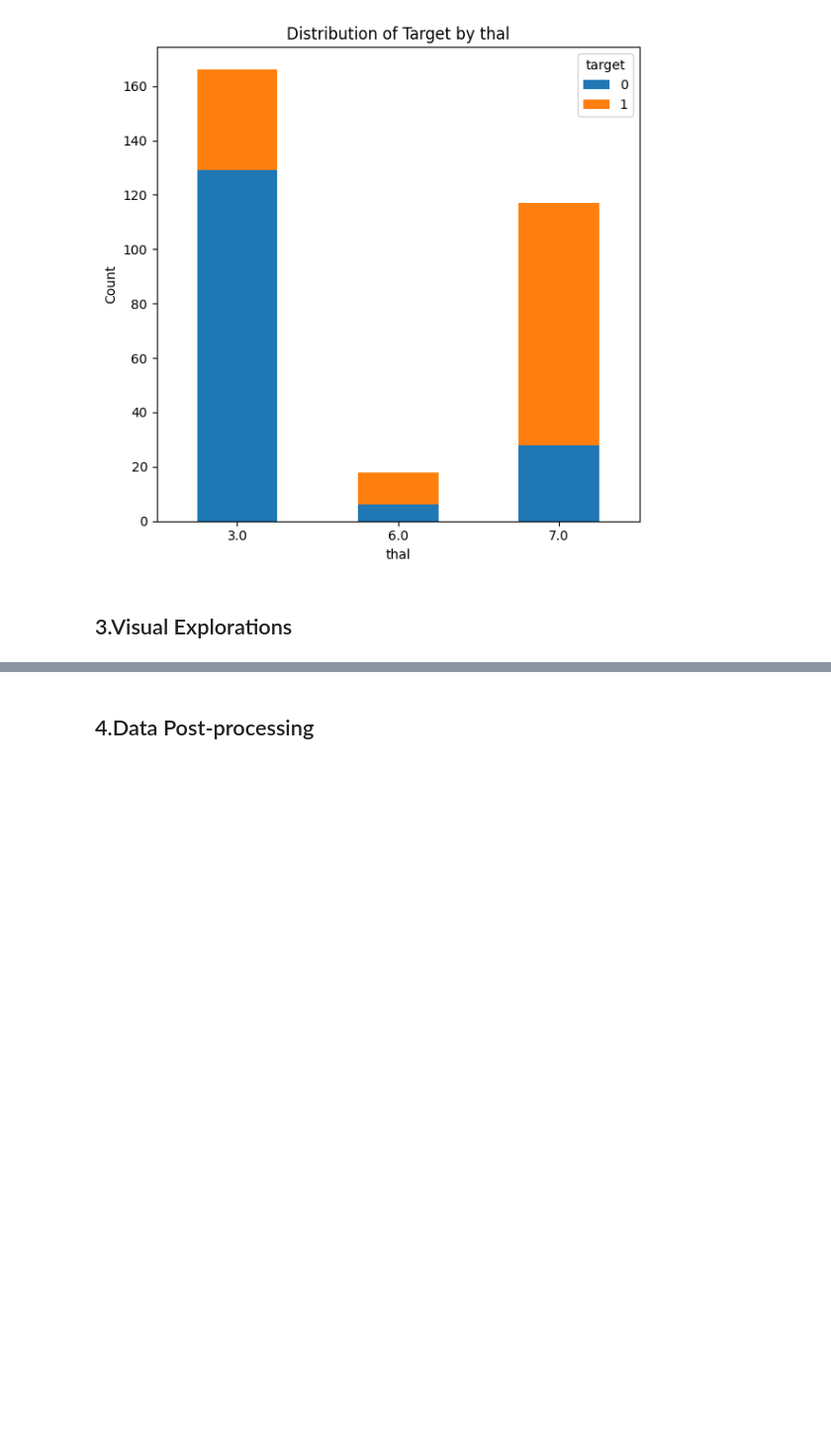
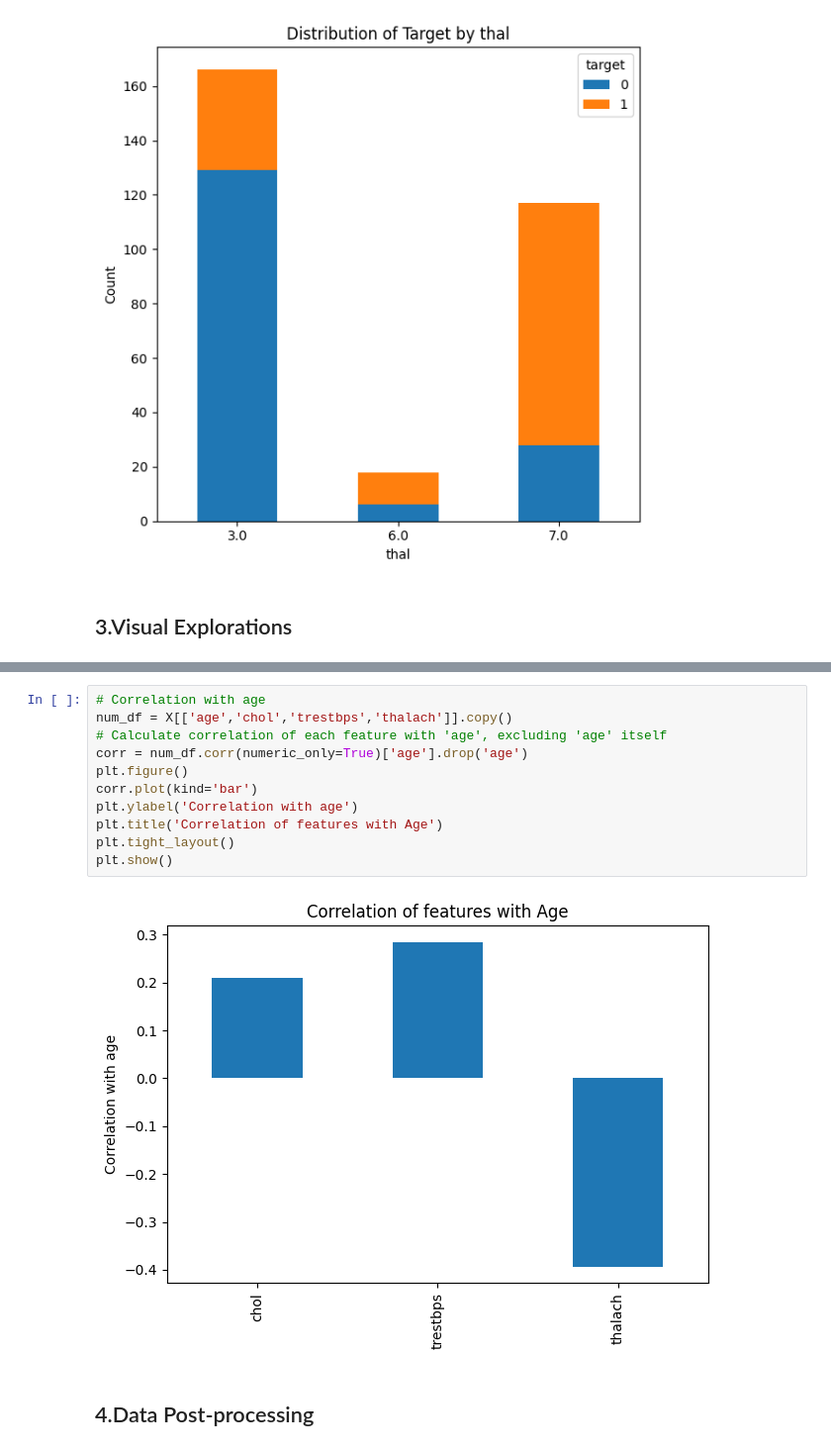
Before and after one commit to mylethidiem/data-science-artificial-intelligence-projects, a Jupyter notebook: Heart-Disease-Diagnosis/notebooks/Feature_Engineering.ipynb, the cells around one changed output, grey strips where cells are left out. Shown at 99% size. Drawn from its saved outputs; the diff is of its cells as text; blank space fills up the shorter version.

```diff
--- a/Heart-Disease-Diagnosis/notebooks/Feature_Engineering.ipynb
+++ b/Heart-Disease-Diagnosis/notebooks/Feature_Engineering.ipynb
@@ -147,3 +209,16 @@ for col in categorical_cols:
+# %%
+# Correlation with age
+num_df = X[['age','chol','trestbps','thalach']].copy()
+# Calculate correlation of each feature with 'age', excluding 'age' itself
+corr = num_df.corr(numeric_only=True)['age'].drop('age')
+plt.figure()
+corr.plot(kind='bar')
+plt.ylabel('Correlation with age')
+plt.title('Correlation of features with Age')
+plt.tight_layout()
+plt.show()
+# %% [output]
+[figure, added]
 # %% [markdown]
 ## 4.Data Post-processing
 # %% [markdown]
```
Also changed, not shown: parts of 6 cells of this notebook.
